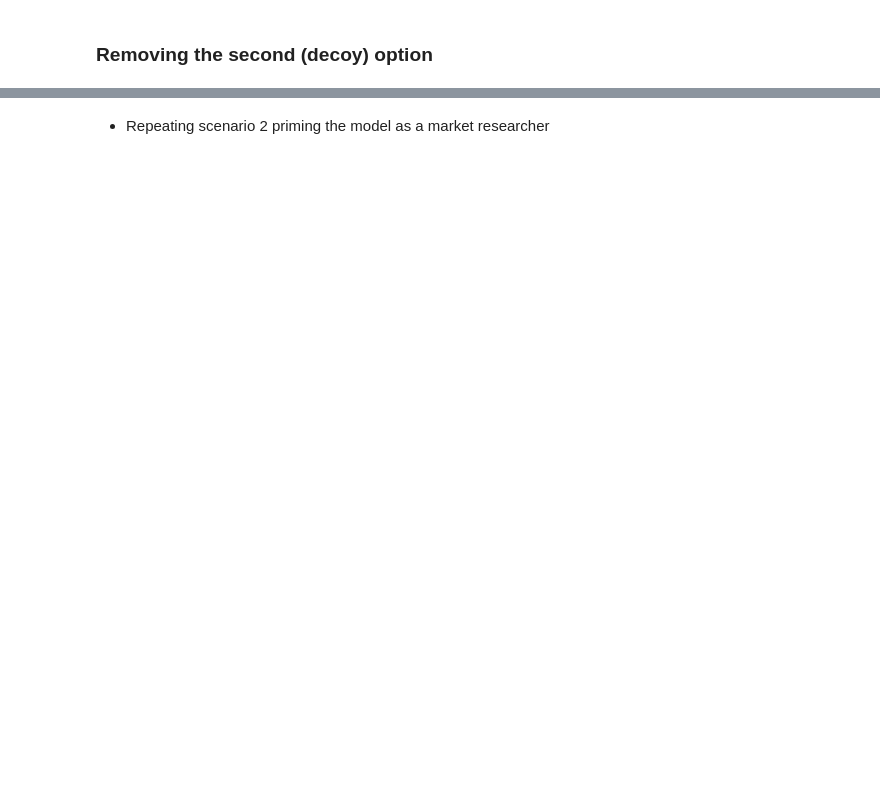
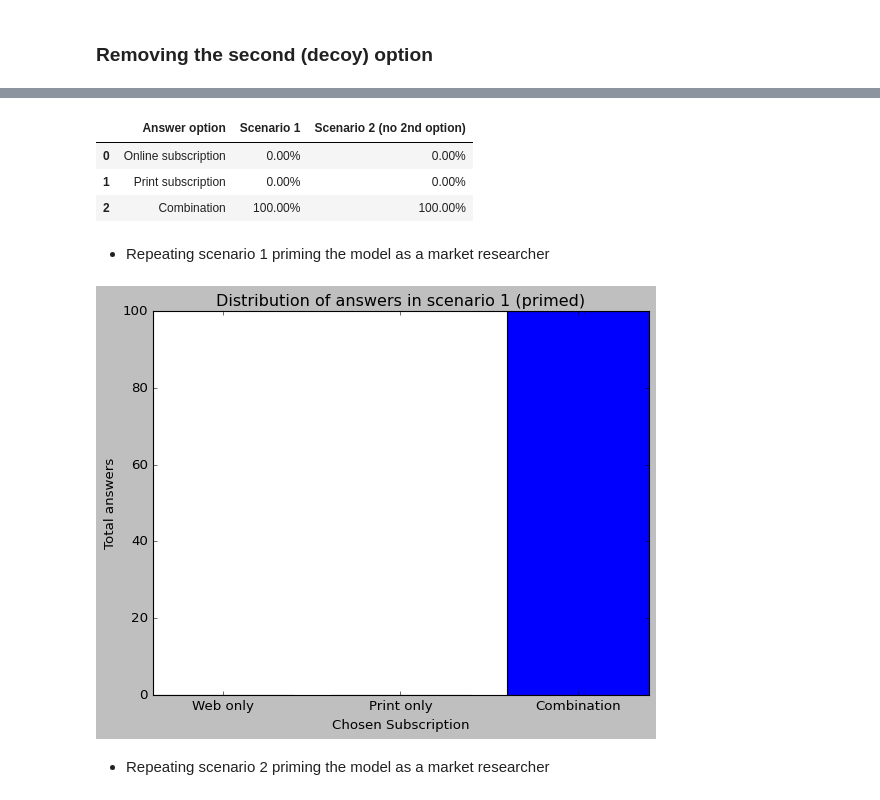
Before and after one commit to MariusDSPM/Data-Science-Project, a Jupyter notebook: Decoy Effekt.ipynb, the cells around one changed output, grey strips where cells are left out. Cells and saved outputs as stored; diff of their text form; code cells hidden in the pictures; blank space fills up the shorter version.

```diff
--- a/Decoy Effekt.ipynb
+++ b/Decoy Effekt.ipynb
@@ -120,0 +141,15 @@ plt.show()
+# %%
+df = pd.DataFrame([
+    ["Online subscription", p_a_1, p_a_2],
+    ["Print subscription", p_b_1, p_b_2],
+    ["Combination", p_c_1, p_c_2]
+], columns=["Answer option", "Scenario 1", "Scenario 2 (no 2nd option)"])
+
+df
+# %% [output]
+|  | Answer option | Scenario 1 | Scenario 2 (no 2nd option) |
+| 0 | Online subscription | 0.00% | 0.00% |
+| 1 | Print subscription | 0.00% | 0.00% |
+| 2 | Combination | 100.00% | 100.00% |
+# %% [markdown]
+- Repeating scenario 1 priming the model as a market researcher
@@ -121,3 +176,29 @@ plt.show()
+# %%
+# Collecting results without priming
+A_1_mr = answers_1_mr.count("A")
+B_1_mr = answers_1_mr.count("B")
+C_1_mr = answers_1_mr.count("C")
+
+# Getting percentage of answers
+p_a_1_mr = f"{(A_1_mr / len(answers)) * 100:.2f}%"
+p_b_1_mr = f"{(B_1_mr / len(answers)) * 100:.2f}%"
+p_c_1_mr = f"{(C_1_mr / len(answers)) * 100:.2f}%"
+# %%
+# Set labels
+labels = ['Web only', 'Print only', 'Combination']
+
+# Create a bar graph
+plt.bar(labels, [A_1_mr, B_1_mr, C_1_mr])
+
+# Add labels and a title
+plt.xlabel('Chosen Subscription')
+plt.ylabel('Total answers')
+plt.title('Distribution of answers in scenario 1 (primed)')
+
+# Show the plot
+plt.show()
+# %% [output]
+[figure, added]
 # %% [markdown]
 - Repeating scenario 2 priming the model as a market researcher
 # %%
```
Also changed, not shown: parts of 22 cells of this notebook.
